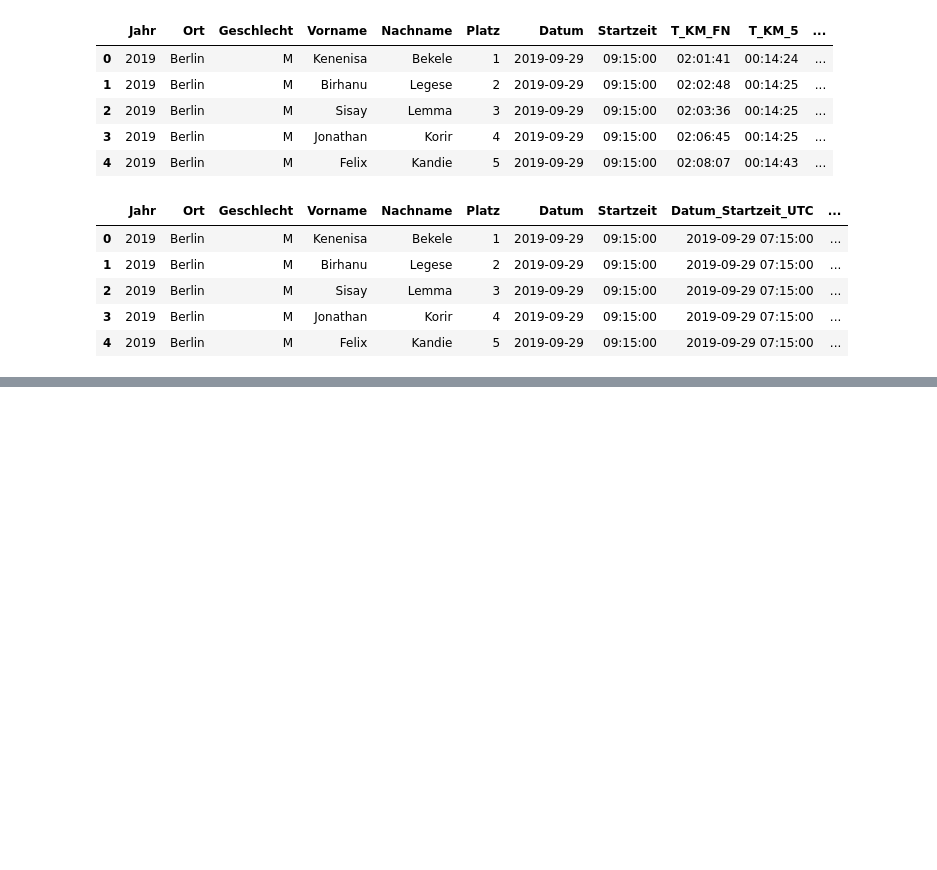
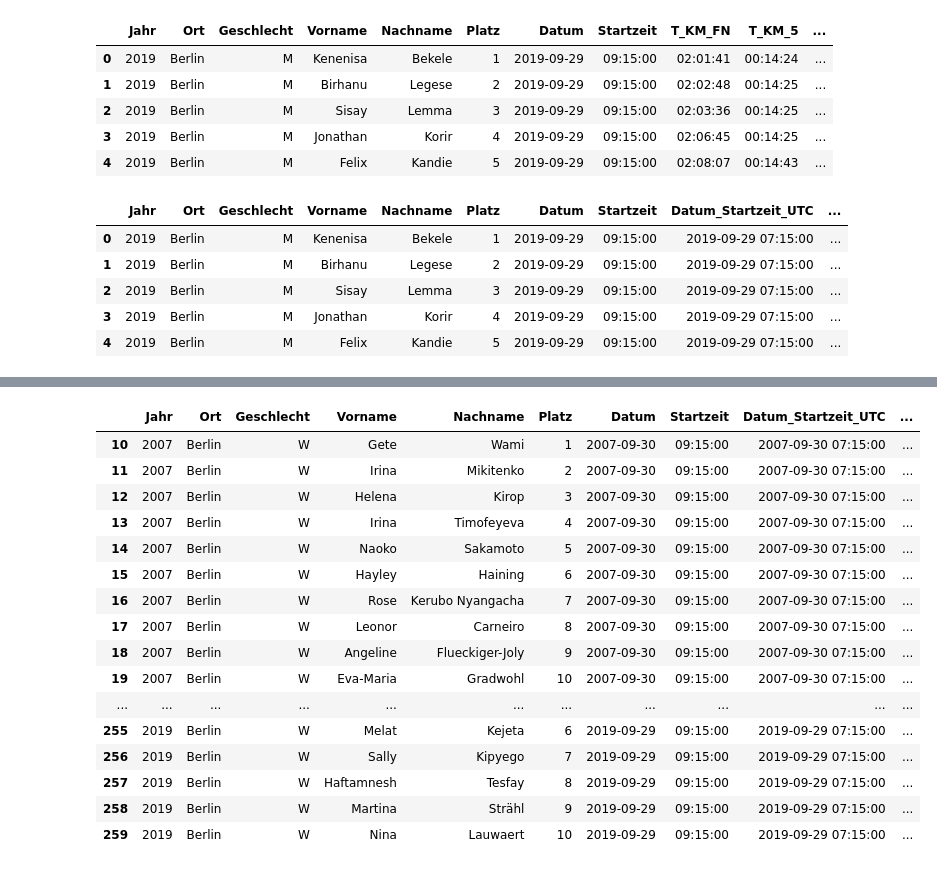
Before and after one commit to Wade-Sys/wma, a Jupyter notebook: Marathon/prepare_wmm_data_all.ipynb, the cells around one changed output, grey strips where cells are left out. Drawn from its saved outputs; the diff is of its cells as text; code cells hidden in the pictures; blank space fills up the shorter version.

```diff
--- a/Marathon/prepare_wmm_data_all.ipynb
+++ b/Marathon/prepare_wmm_data_all.ipynb
@@ -506,0 +507,5 @@ df_data_5.loc[(df_data_5.Geschlecht == 'W') & (df_data_5.Ort == 'Tokyo')].groupb
+# %%
+#df_data_5['Platz'].loc[(df_data_5.Geschlecht == 'W') & (df_data_5.Ort == 'Berlin') & (df_data_5.Jahr < '2018')].rank(method='first')
+df_data_5.sort_values(by=['Ort','Jahr','Geschlecht','Platz'],inplace=True)
+df_data_5.reset_index(drop=True, inplace=True)
+df_data_5.head()
@@ -506,0 +519,34 @@ df_data_5.loc[(df_data_5.Geschlecht == 'W') & (df_data_5.Ort == 'Tokyo')].groupb
+# %%
+j_prev = None
+p_new = None
+for i, row in df_data_5.loc[(df_data_5.Geschlecht == 'W') & (df_data_5.Ort == 'Berlin') & (df_data_5.Jahr < '2018')].iterrows():
+    j_act = row['Jahr']
+    if(j_prev == j_act):
+        p_new = p_new + 1
+        df_data_5.loc[i,['Platz']] = p_new
+        #print(p_new)
+    else:
+        p_new = 1
+        df_data_5.loc[i,['Platz']] = p_new
+        #print(p_new)
+    j_prev = row['Jahr']
+
+df_data_5.loc[(df_data_5.Geschlecht == 'W') & (df_data_5.Ort == 'Berlin')]
+# %% [output]
+|  | Jahr | Ort | Geschlecht | Vorname | Nachname | Platz | Datum | Startzeit | Datum_Startzeit_UTC | ... |
+| 10 | 2007 | Berlin | W | Gete | Wami | 1 | 2007-09-30 | 09:15:00 | 2007-09-30 07:15:00 | ... |
+| 11 | 2007 | Berlin | W | Irina | Mikitenko | 2 | 2007-09-30 | 09:15:00 | 2007-09-30 07:15:00 | ... |
+| 12 | 2007 | Berlin | W | Helena | Kirop | 3 | 2007-09-30 | 09:15:00 | 2007-09-30 07:15:00 | ... |
+| 13 | 2007 | Berlin | W | Irina | Timofeyeva | 4 | 2007-09-30 | 09:15:00 | 2007-09-30 07:15:00 | ... |
+| 14 | 2007 | Berlin | W | Naoko | Sakamoto | 5 | 2007-09-30 | 09:15:00 | 2007-09-30 07:15:00 | ... |
+| 15 | 2007 | Berlin | W | Hayley | Haining | 6 | 2007-09-30 | 09:15:00 | 2007-09-30 07:15:00 | ... |
+| 16 | 2007 | Berlin | W | Rose | Kerubo Nyangacha | 7 | 2007-09-30 | 09:15:00 | 2007-09-30 07:15:00 | ... |
+| 17 | 2007 | Berlin | W | Leonor | Carneiro | 8 | 2007-09-30 | 09:15:00 | 2007-09-30 07:15:00 | ... |
+| 18 | 2007 | Berlin | W | Angeline | Flueckiger-Joly | 9 | 2007-09-30 | 09:15:00 | 2007-09-30 07:15:00 | ... |
+| 19 | 2007 | Berlin | W | Eva-Maria | Gradwohl | 10 | 2007-09-30 | 09:15:00 | 2007-09-30 07:15:00 | ... |
+| ... | ... | ... | ... | ... | ... | ... | ... | ... | ... | ... |
+| 255 | 2019 | Berlin | W | Melat | Kejeta | 6 | 2019-09-29 | 09:15:00 | 2019-09-29 07:15:00 | ... |
+| 256 | 2019 | Berlin | W | Sally | Kipyego | 7 | 2019-09-29 | 09:15:00 | 2019-09-29 07:15:00 | ... |
+| 257 | 2019 | Berlin | W | Haftamnesh | Tesfay | 8 | 2019-09-29 | 09:15:00 | 2019-09-29 07:15:00 | ... |
+| 258 | 2019 | Berlin | W | Martina | Strähl | 9 | 2019-09-29 | 09:15:00 | 2019-09-29 07:15:00 | ... |
+| 259 | 2019 | Berlin | W | Nina | Lauwaert | 10 | 2019-09-29 | 09:15:00 | 2019-09-29 07:15:00 | ... |
```
Also changed, not shown: parts of 11 cells of this notebook.
